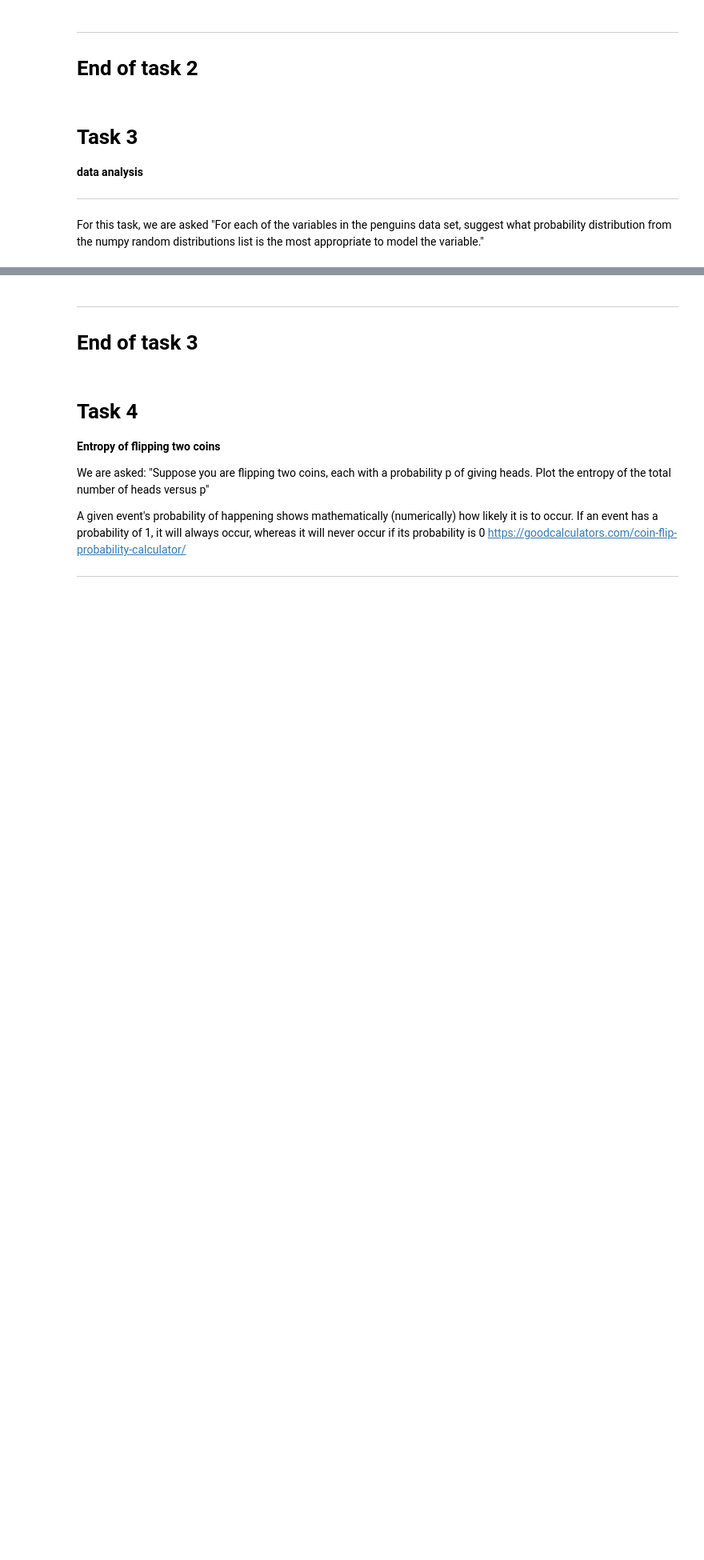
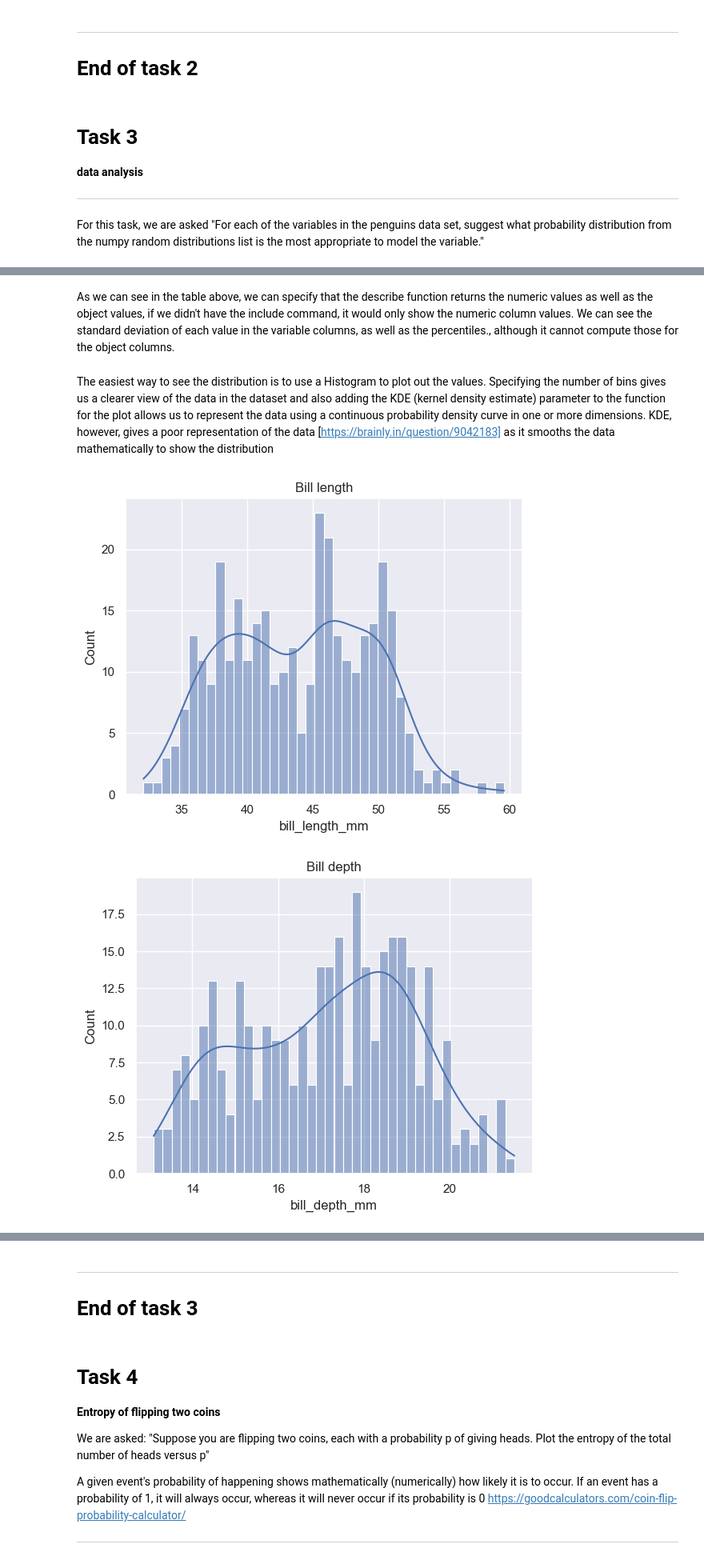
Before and after one commit to kevinsenan/4359-Fundamentals-of-Data-Analysis, a Jupyter notebook: Tasks.ipynb, the cells around one changed output, grey strips where cells are left out. Shown at 80% size. Saved outputs shown, nothing was run; the diff lists cells and outputs as text; code cells hidden in the pictures; blank space fills up the shorter version.

```diff
--- a/Tasks.ipynb
+++ b/Tasks.ipynb
@@ -150,0 +238,24 @@ As we can see from the previous task, the variables are made up of 6 columns of
+# %% [markdown]
+As we can see in the table above, we can specify that the describe function returns the numeric values as well as the object values, if we didn't have the include command, it would only show the numeric column values. We can see the standard deviation of each value in the variable columns, as well as the percentiles., although it cannot compute those for the object columns.
+# %% [markdown]
+The easiest way to see the distribution is to use a Histogram to plot out the values. Specifying the number of bins gives us a clearer view of the data in the dataset and also adding the KDE (kernel density estimate) parameter to the function for the plot allows us to represent the data using a continuous probability density curve in one or more dimensions. KDE, however, gives a poor representation of the data [https://brainly.in/question/9042183] as it smooths the data mathematically to show the distribution
+# %%
+sns.histplot(data=df, x='bill_length_mm', bins = 40, kde = True)
+plt.title('Bill length')
+plt.savefig("img/Histogram Bill length")
+plt.show()
+sns.histplot(data=df, x='bill_depth_mm', bins = 40, kde = True)
+plt.title("Bill depth")
+plt.savefig("img/Histogram Bill depth")
+plt.show()
+sns.histplot(data=df, x='flipper_length_mm', bins = 40, kde = True)
+plt.title('Flipper length')
+plt.savefig("img/Histogram Flipper length")
+plt.show()
+sns.histplot(data=df, x='body_mass_g', bins = 40, kde = True)
+plt.title('Body mass')
+plt.savefig("img/Histogram Body mass")
+plt.show()
+# %% [output]
+[figure, added]
+[figure, added]
```
Also changed, not shown: parts of 19 cells of this notebook, 7 other files.
